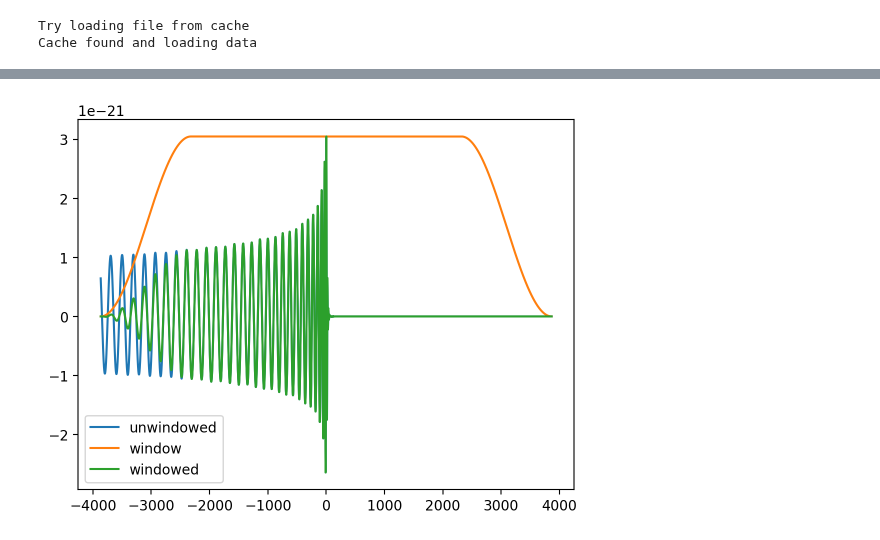
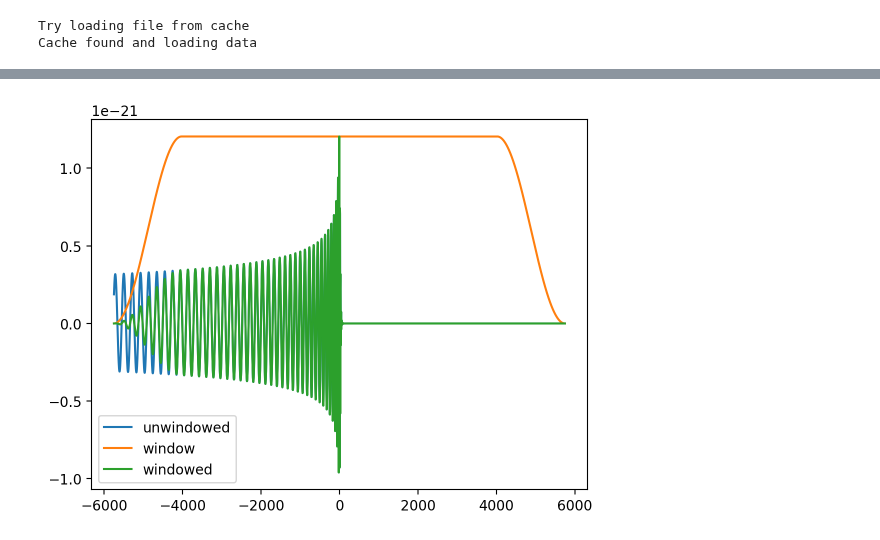
Before and after one commit to tedwards2412/ripple, a Jupyter notebook: notebooks/test_NRsurrogate.ipynb, the cells around one changed output, grey strips where cells are left out. Drawn from its saved outputs; the diff is of its cells as text; code cells hidden in the pictures.

````diff
--- a/notebooks/test_NRsurrogate.ipynb
+++ b/notebooks/test_NRsurrogate.ipynb
@@ -34,9 +35,19 @@ def foo(...):
 ```
 
   def predict(
+# %%
+# GW150914 parameters
+Mc = 30.0
+eta = 0.24
+s1 = 0.0
+s2 = 0.0
+dist_mpc = 400.0
+f_l = 20.0
+
+theta_ripple = jnp.array([Mc, eta, s1, s2, dist_mpc, 0.0, 0.0, 0.0])
 # %%
 model = NRHybSur3dq8Model()
-NR_model = NRSurrogate.NRSurrogate(2048, 4, model)
+NR_model = NRSurrogate.NRSurrogate(1024, 4, model, tukey_alpha=0.3)
 # %% [output]
 Try loading file from cache
 Cache found and loading data
@@ -57,11 +66,9 @@ plt.show()
 # %%
-h, time_M = NR_model.gen_NRSurrogate_td(
-    jnp.array([40.0, 0.2, 0.0, 0.0, 100.0, 0.0, 0.0, 0.0])
-)
+h, time_M = NR_model.gen_NRSurrogate_td(theta_ripple)
 plt.plot(time_M, h, label="unwindowed")
 plt.plot(time_M, NR_model.window * h.max(), label="window")
 plt.plot(time_M, NR_model.window * h, label="windowed")
 plt.legend()
 plt.show()
 # %% [output]
-[figure, old version]
+[figure, new version]
````
Also changed, not shown: parts of 15 cells of this notebook.
